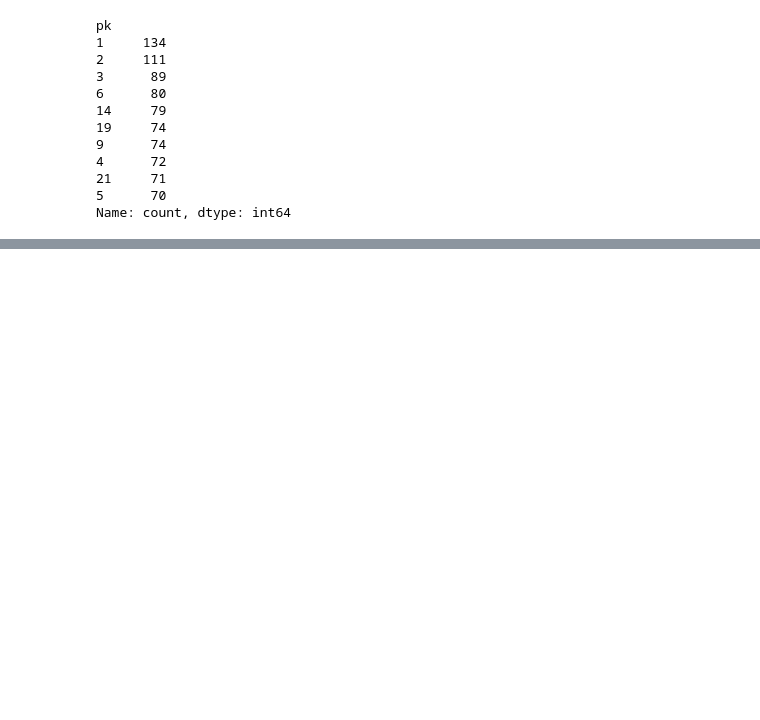
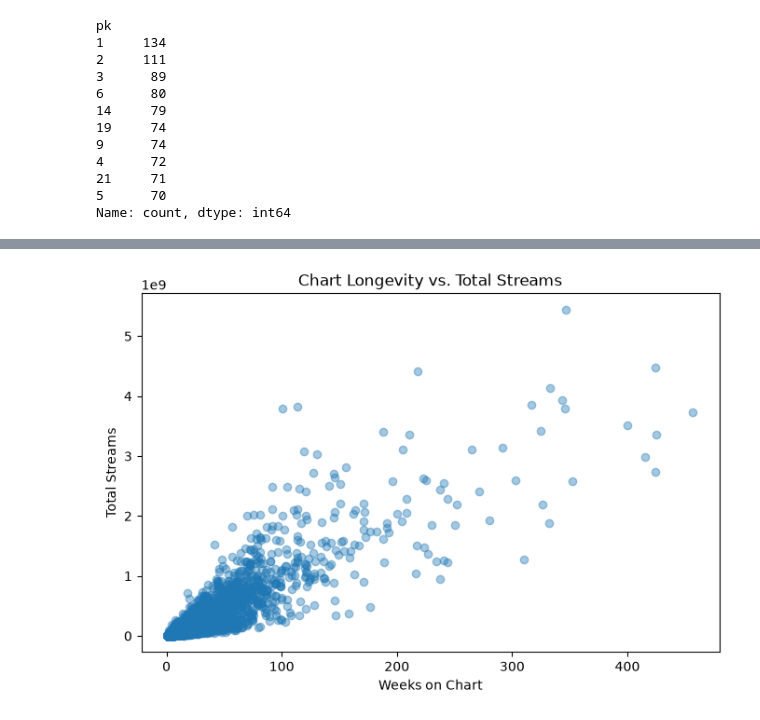
Before and after one commit to jabiyeva/spotify-lyrics-sentiment-chart-success, a Jupyter notebook: spotify-lyrics-sentiment-chart-success.ipynb, the cells around one changed output, grey strips where cells are left out. Drawn from its saved outputs; the diff is of its cells as text; code cells hidden in the pictures; blank space fills up the shorter version.

```diff
--- a/spotify-lyrics-sentiment-chart-success.ipynb
+++ b/spotify-lyrics-sentiment-chart-success.ipynb
@@ -55,0 +61,10 @@ Name: count, dtype: int64
+# %%
+plt.figure(figsize=(8,5))
+plt.scatter(df["wks"], df["total"], alpha=0.4)
+plt.xlabel("Weeks on Chart")
+plt.ylabel("Total Streams")
+plt.title("Chart Longevity vs. Total Streams")
+plt.savefig("./images/chart_longevity_vs_streams.png", dpi=150, bbox_inches="tight")
+plt.show()
+# %% [output]
+[figure, added]
```
Also changed, not shown: parts of 6 cells of this notebook, 2 other files.
